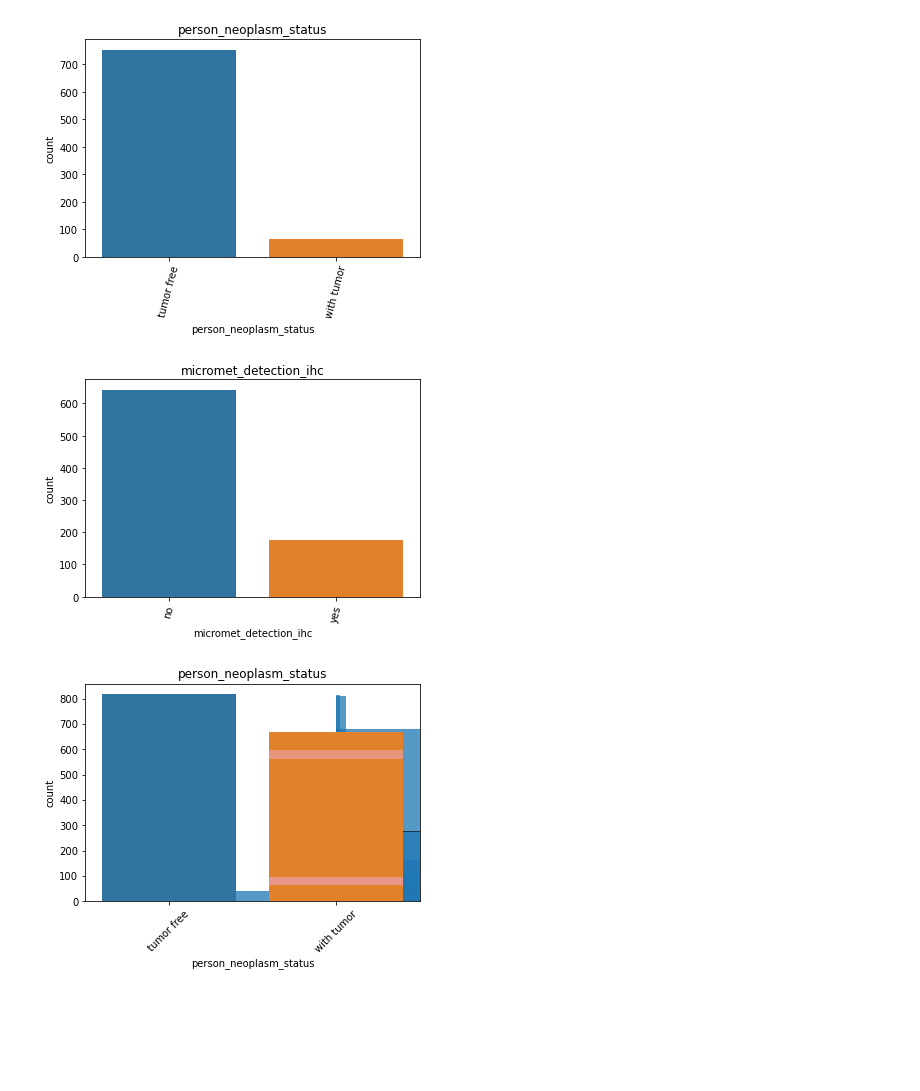
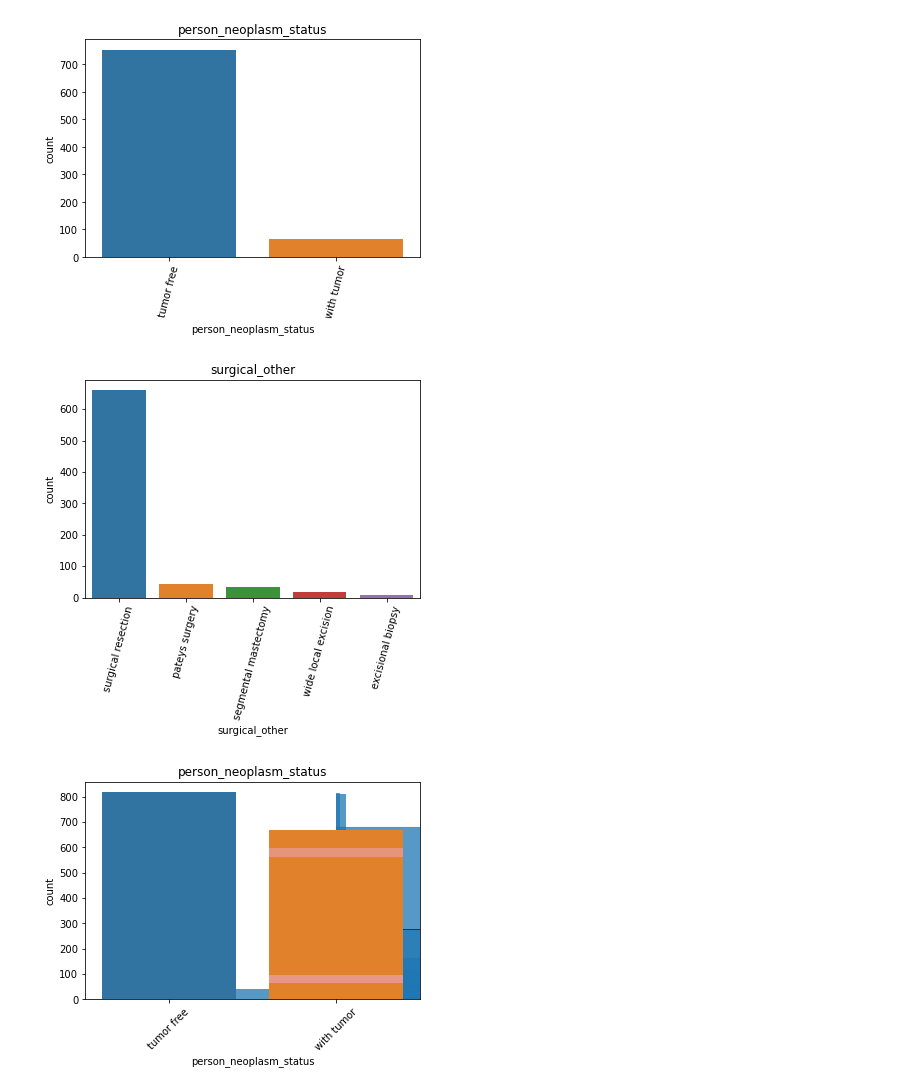
Before and after one commit to jamillan94/DSM-BCD, a Jupyter notebook: DSM-BCD/NOTEBOOK/8_EDA _SEABORN.ipynb, the cells around one changed output. Drawn from its saved outputs; the diff is of its cells as text; code cells hidden in the pictures; blank space fills up the shorter version.

Commit message:
Surgical other

```diff
--- a/DSM-BCD/NOTEBOOK/8_EDA _SEABORN.ipynb
+++ b/DSM-BCD/NOTEBOOK/8_EDA _SEABORN.ipynb
@@ -71,14 +68,14 @@ plot_cat.savefig(PATH_CATEGORICAS+i+".pdf",bbox_inches = 'tight')
 [figure]
 # %%
 # Count Plot Limited
-i='micromet_detection_ihc'
-categorical=sns.countplot(x=breast_clean[i], order = breast_clean[i].value_counts().iloc[:10].index)
+i='surgical_other'
+categorical=sns.countplot(x=breast_clean[i], order = breast_clean[i].value_counts().iloc[:5].index)
 categorical.tick_params(axis='x', rotation=75)
 categorical.set(title=i)
 plot_cat = categorical.get_figure()
 plot_cat.savefig(PATH_CATEGORICAS+i+".pdf",bbox_inches = 'tight')
 # %% [output]
-[figure, old version]
+[figure, new version]
 # %%
 '''
 import seaborn as sns
```
Also changed, not shown: parts of 1 cell of this notebook, 29 other files.
